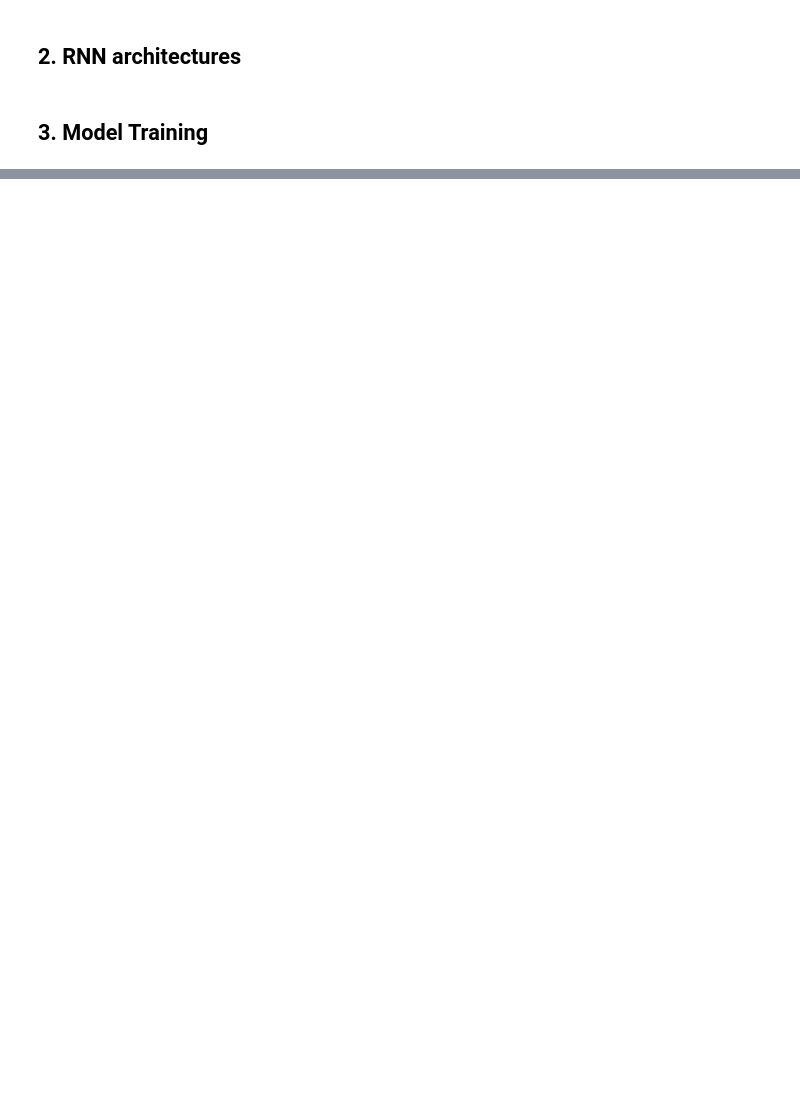
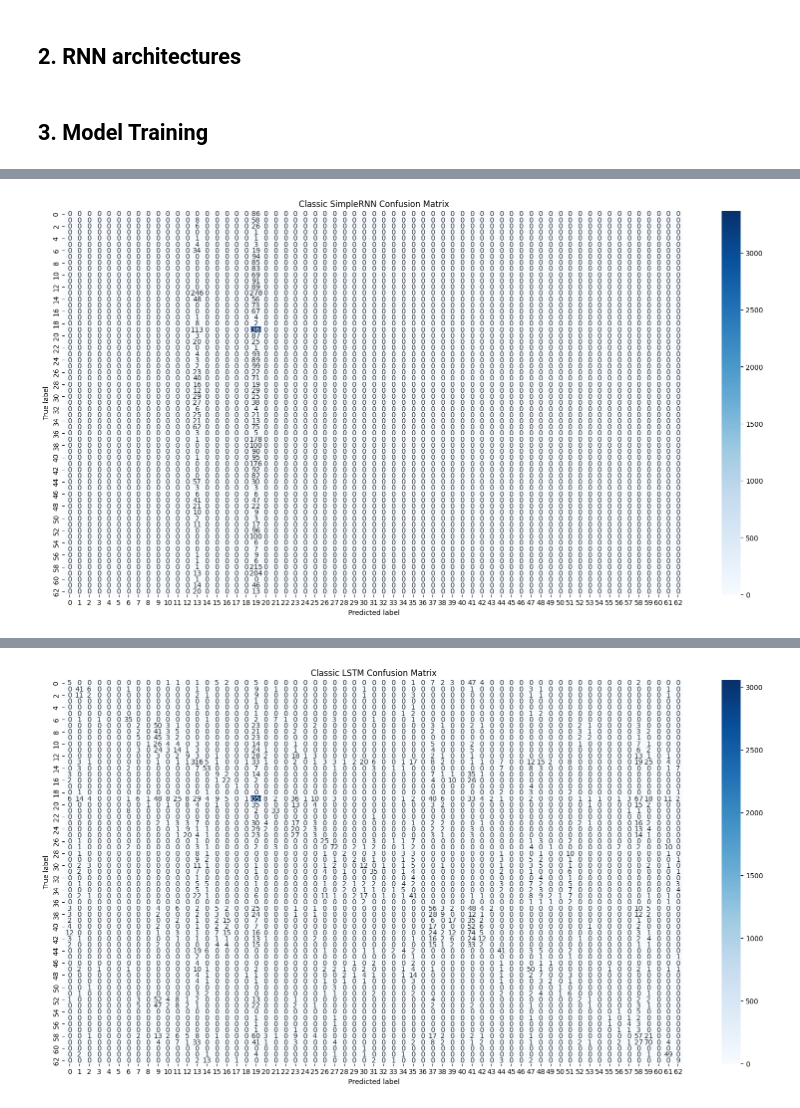
Before and after one commit to a13xe/RNN-Human-vs-LLM, a Jupyter notebook: RNN.ipynb, the cells around one changed output, grey strips where cells are left out. Cells and saved outputs as stored; diff of their text form; code cells hidden in the pictures; blank space fills up the shorter version.

```diff
--- a/RNN.ipynb
+++ b/RNN.ipynb
@@ -85,0 +281,4 @@ WARNING:absl:You are saving your model as an HDF5 file via `model.save()` or `ke
+# %%
+print(f"Training Custom GRU")
+history = model_6.fit(train_padded, train_labels, epochs=10, validation_data=(validate_padded, validate_labels), verbose=1)
+histories[f'history_6'] = history
@@ -105,0 +305,27 @@ plot_history(history3, 'Model 3 Validation')
+# %%
+# Names for clarity in the loop
+model_names = ["Classic SimpleRNN", "Classic LSTM", "Classic GRU", "Custom SimpleRNN", "Custom LSTM", "Custom GRU"]
+
+# Assuming models and histories are populated as in your provided code snippet
+for i, model in enumerate(models, 1):
+    history_key = f'history_{i}'
+    history = histories[history_key]
+
+    # Plot accuracy and loss graphs
+    plt.figure(figsize=(14, 7))
+    plt.subplot(1, 2, 1)
+    plt.plot(history.history['accuracy'], label='Training Accuracy')
+    plt.plot(history.history['val_accuracy'], label='Validation Accuracy')
+    plt.title(f'{model_names[i-1]} Accuracy')
+    plt.xlabel('Epochs')
+    plt.ylabel('Accuracy')
+    plt.legend()
+
+    plt.subplot(1, 2, 2)
+    plt.plot(history.history['loss'], label='Training Loss')
+    plt.plot(history.history['val_loss'], label='Validation Loss')
+    plt.title(f'{model_names[i-1]} Loss')
+    plt.xlabel('Epochs')
+    plt.ylabel('Loss')
+    plt.legend()
+    plt.show()
@@ -105,0 +339,12 @@ plot_history(history3, 'Model 3 Validation')
+# %%
+for i, model in enumerate(models, 1):
+    # Plot confusion matrix
+    predictions = model.predict(validate_padded)
+    cm = confusion_matrix(validate_labels, np.argmax(predictions, axis=1))
+    plt.figure(figsize=(20, 10))
+    sns.heatmap(cm, annot=True, fmt='d', cmap='Blues')
+    plt.title(f'{model_names[i-1]} Confusion Matrix')
+    plt.ylabel('True label')
+    plt.xlabel('Predicted label')
+    plt.show()
+# %% [output]
@@ -105,0 +352 @@ plot_history(history3, 'Model 3 Validation')
+[figure, added]
@@ -105,0 +354 @@ plot_history(history3, 'Model 3 Validation')
+[figure, added]
```
Also changed, not shown: parts of 27 cells of this notebook.
